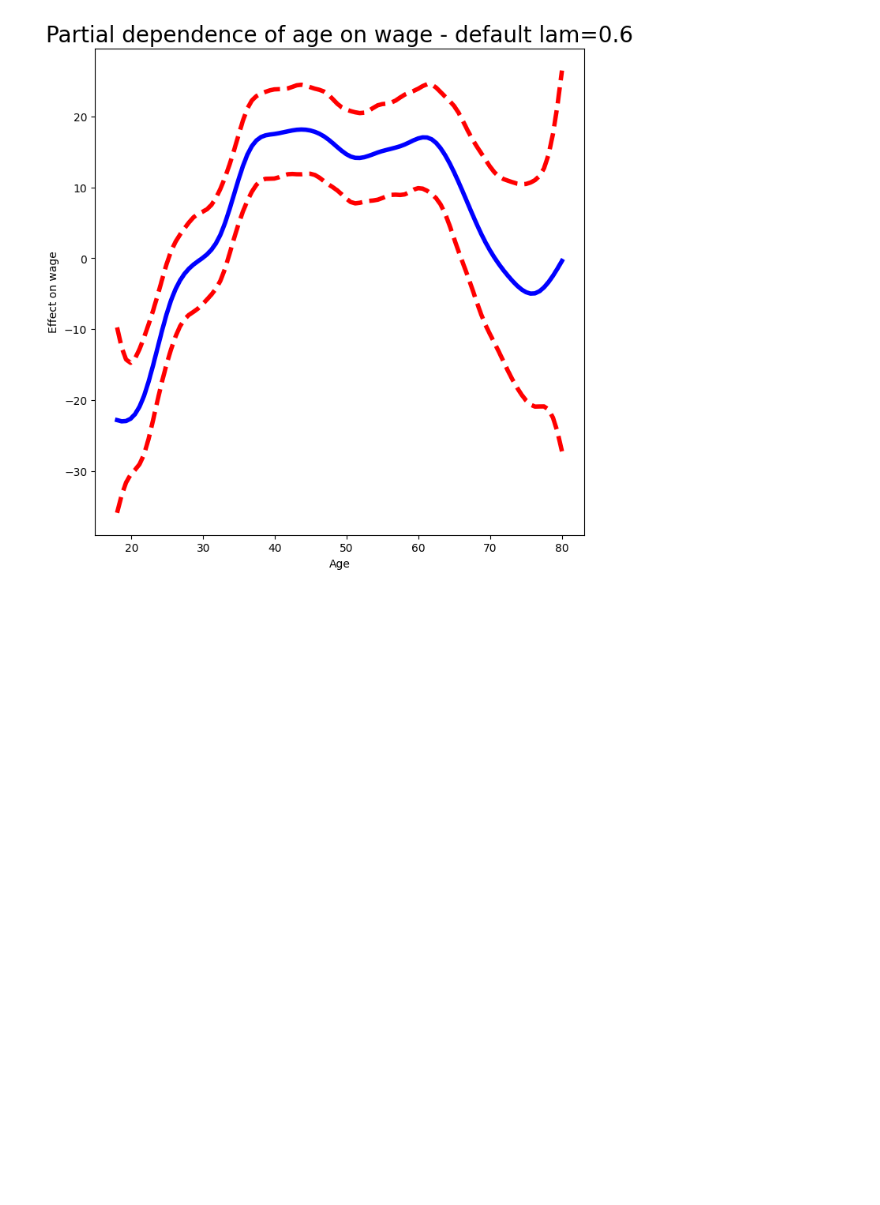
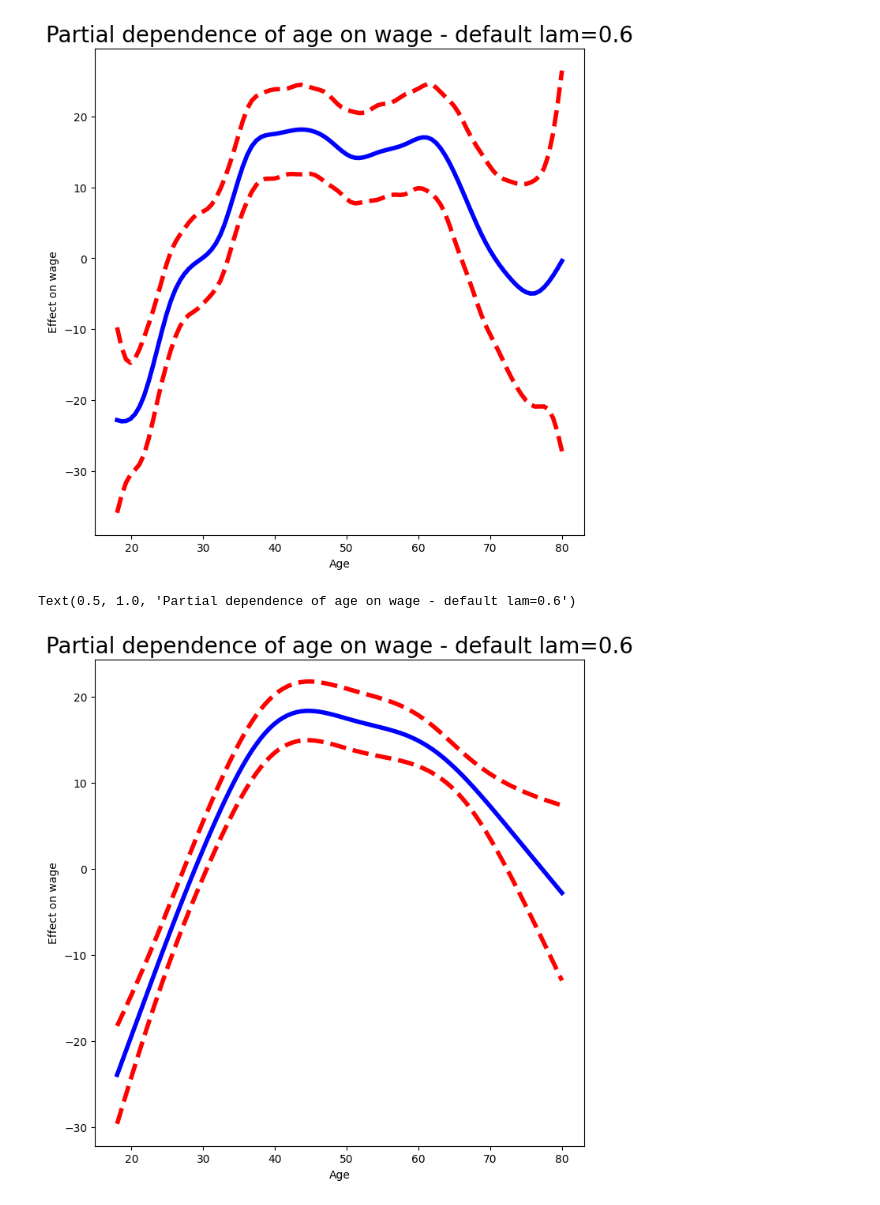
Before and after one commit to ARKA1112/ISLP_self, a Jupyter notebook: 8_Non_linear.ipynb, the cells around one changed output. Drawn from its saved outputs; the diff is of its cells as text; code cells hidden in the pictures; blank space fills up the shorter version.

```diff
--- a/8_Non_linear.ipynb
+++ b/8_Non_linear.ipynb
@@ -425,0 +424,15 @@ gam_full = gam_full.fit(Xgam, y)
+# %%
+# The two s_gam() terms result in smoothing spline fits, and use a default value for lambda(lam=0.6) which is somewhat arbitrary. For the categorical term education, specified using a f_gam() term, we specify lam=0 to avoid any shrinkage. We produce the partial dependence plot in age to see the effect of these choices.
+
+
+# The values for the plot are generated by the pygam mpackage. We provide a plot_gam() funciton for partial-dependence plots in ISLP.pygam, which makes this job easier than in our last example with natural splines.
+
+
+fig, ax = subplots(figsize=(8,8))
+plot_gam(gam_full, 0, ax=ax)
+ax.set_xlabel('Age')
+ax.set_ylabel('Effect on wage')
+ax.set_title('Partial dependence of age on wage - default lam=0.6', fontsize=20)
+# %% [output]
+Text(0.5, 1.0, 'Partial dependence of age on wage - default lam=0.6')
+[figure, added]
```
Also changed, not shown: parts of 9 cells of this notebook.
